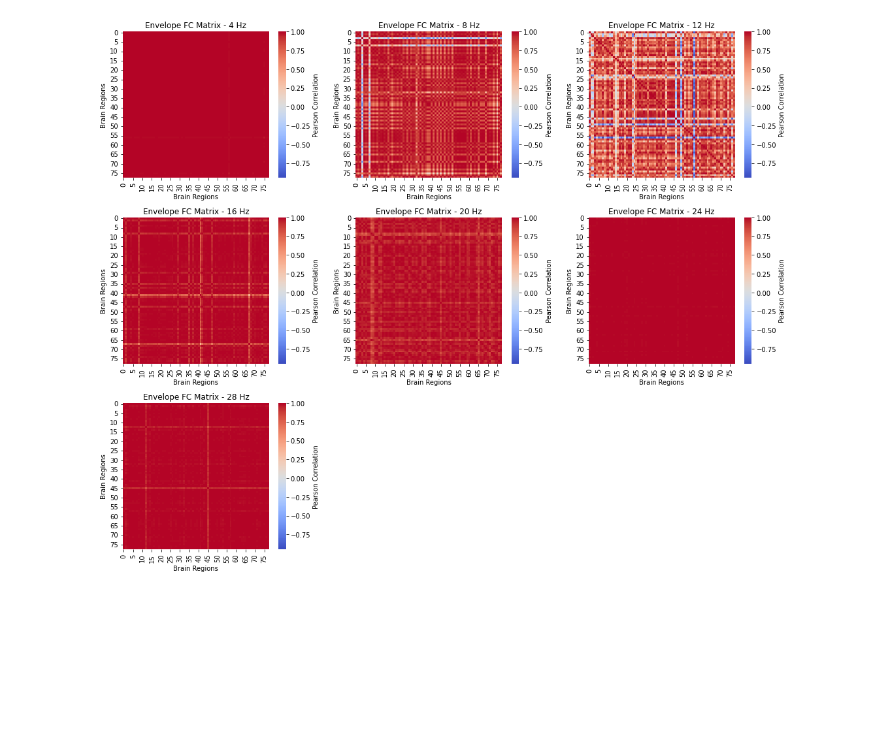
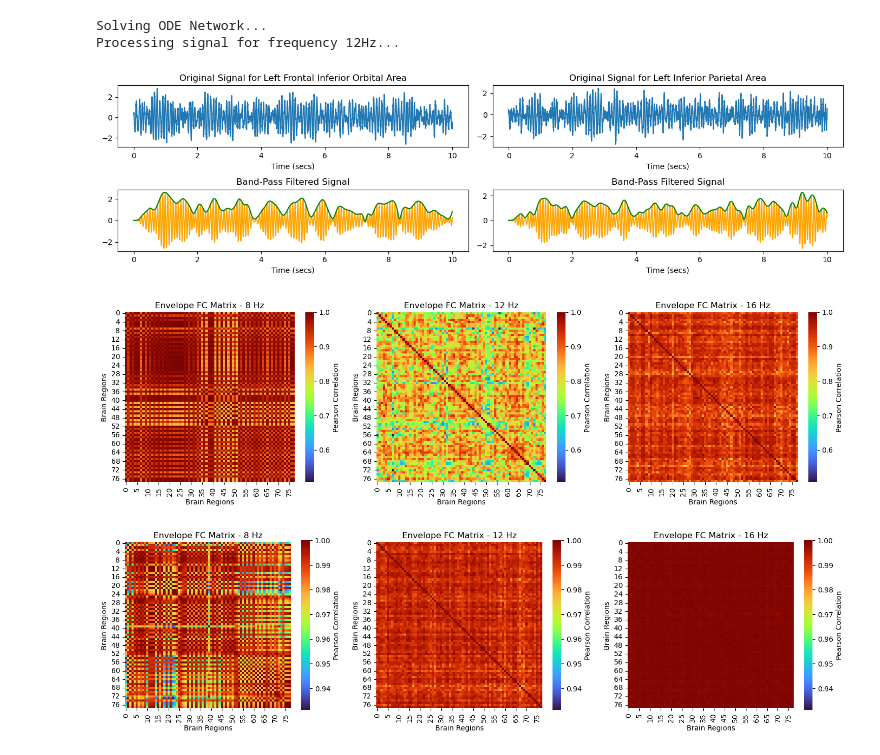
Before and after one commit to shayan823/Deco-Group-1A, a Jupyter notebook: PythonNotebooks/envelope_fc.ipynb, the cells around one changed output. Cells and saved outputs as stored; diff of their text form; code cells hidden in the pictures; blank space fills up the shorter version.

```diff
--- a/PythonNotebooks/envelope_fc.ipynb
+++ b/PythonNotebooks/envelope_fc.ipynb
@@ -11,29 +12,83 @@ from scipy.interpolate import interp1d
 # %%
 mat = loadmat('../references/AAL78/C78.mat')
 C = mat['C']
+alpha = 0.2
+C = alpha * C / np.max(C)
 # %%
 f=12
 G=0.5
 num_steps = 10000  # total steps
 dt = 0.001  # time step
-a = 0.0  # intrinsic dynamics parameters for each neuron
+a = 0  # intrinsic dynamics parameters for each neuron
 omega = 2 * np.pi * f  # angular frequencies for each neuron
-beta = 5 # noise level
+beta = 3 # noise level
 
 x_values, y_values = solve_ode_network(num_steps, dt, a, omega, beta, C, G)
-r_values = np.sqrt(x_values**2 + y_values**2)
 
 signal = x_values # r_values
-x_signal, filtered_x, analytical_x, amplitude_env_x, smoothened_env_x, ultra_slow_x =  signal_processing_on_hopf(signal, C, dt, f=12, G=0.5)
+
+x_signal, filtered_x, _, _, smoothened_env_x, _ =  signal_processing_on_hopf(signal, C, dt, f=12, G=0.5)
+
+plot_x_values(x_signal, filtered_x, smoothened_env_x, dt, num_steps)
+# %% [output]
+Solving ODE Network...
+Processing signal for frequency 12Hz...
+[figure, added]
+# %%
+G = 0.5
+num_steps = 32000  # total steps
+dt = 0.001  # time step
+a = 0.0  # intrinsic dynamics parameters for each neuron
+
+beta = 3 # noise level
+
+frequencies = range(8, 17, 4)
+
+# Set up the plot grid
+num_frequencies = len(frequencies)
+cols = 3  # Define number of columns for subplots
+rows = num_frequencies // cols + (num_frequencies % cols > 0)  # Calculate required number of rows
+
+plt.figure(figsize=(cols * 5, rows * 4))  # Adjust the size as needed
+
+# Determine the global min and max correlation values for consistent colormap scaling
+min_corr = np.inf
+max_corr = -np.inf
+for f in frequencies:
+    omega = 2 * np.pi * f  # angular frequencies for each neuron
+    x_values, y_values = solve_ode_network(num_steps, dt, a, omega, beta, C, G)
+    _, _, _, _, _, ultra_slow_x = signal_processing_on_hopf(x_values, C, dt, f, G)
+    envelope_fc = compute_envelope_fc(ultra_slow_x)
+    min_corr = min(min_corr, envelope_fc.min())
+    max_corr = max(max_corr, envelope_fc.max())
+
+# Plot each Envelope FC matrix as a heatmap
+for i, f in enumerate(frequencies):
+    omega = 2 * np.pi * f  # angular frequencies for each neuron
+    x_values, y_values = solve_ode_network(num_steps, dt, a, omega, beta, C, G)
+    _, _, _, _, _, ultra_slow_x = signal_processing_on_hopf(x_values, C, dt, f, G)
+    envelope_fc = compute_envelope_fc(ultra_slow_x)
+
+    # Plotting the Envelope FC matrix as a heatmap
+    plt.subplot(rows, cols, i + 1)
+    sns.heatmap(envelope_fc, cmap='turbo', square=True, cbar_kws={'label': 'Pearson Correlation'}, vmin=min_corr, vmax=max_corr)
+    plt.title(f'Envelope FC Matrix - {f} Hz')
+    plt.xlabel('Brain Regions')
+    plt.ylabel('Brain Regions')
+
+plt.tight_layout()
+plt.show()
+# %% [output]
+[figure, added]
 # %%
 G = 0.5
-num_steps = 10000  # total steps
+num_steps = 32000  # total steps
 dt = 0.001  # time step
 a = 0.0  # intrinsic dynamics parameters for each neuron
 
-beta = 5 # noise level
+beta = 0.5 # noise level
 
-frequencies = range(4, 30, 4)
+frequencies = range(8, 17, 4)
 
 # Set up the plot grid
 num_frequencies = len(frequencies)
@@ -42,32 +97,32 @@ rows = num_frequencies // cols + (num_frequencies % cols > 0)  # Calculate requi
 
 plt.figure(figsize=(cols * 5, rows * 4))  # Adjust the size as needed
 
 # Determine the global min and max correlation values for consistent colormap scaling
 min_corr = np.inf
 max_corr = -np.inf
 for f in frequencies:
     omega = 2 * np.pi * f  # angular frequencies for each neuron
     x_values, y_values = solve_ode_network(num_steps, dt, a, omega, beta, C, G)
     _, _, _, _, _, ultra_slow_x = signal_processing_on_hopf(x_values, C, dt, f, G)
     envelope_fc = compute_envelope_fc(ultra_slow_x)
     min_corr = min(min_corr, envelope_fc.min())
     max_corr = max(max_corr, envelope_fc.max())
 
 # Plot each Envelope FC matrix as a heatmap
 for i, f in enumerate(frequencies):
     omega = 2 * np.pi * f  # angular frequencies for each neuron
     x_values, y_values = solve_ode_network(num_steps, dt, a, omega, beta, C, G)
     _, _, _, _, _, ultra_slow_x = signal_processing_on_hopf(x_values, C, dt, f, G)
     envelope_fc = compute_envelope_fc(ultra_slow_x)
 
     # Plotting the Envelope FC matrix as a heatmap
     plt.subplot(rows, cols, i + 1)
-    sns.heatmap(envelope_fc, cmap='coolwarm', square=True, cbar_kws={'label': 'Pearson Correlation'}, vmin=min_corr, vmax=max_corr)
+    sns.heatmap(envelope_fc, cmap='turbo', square=True, cbar_kws={'label': 'Pearson Correlation'}, vmin=min_corr, vmax=max_corr)
     plt.title(f'Envelope FC Matrix - {f} Hz')
     plt.xlabel('Brain Regions')
     plt.ylabel('Brain Regions')
 
 plt.tight_layout()
 plt.show()
 # %% [output]
-[figure, old version]
+[figure, new version]
```
Also changed, not shown: parts of 6 cells of this notebook, 11 other files.
